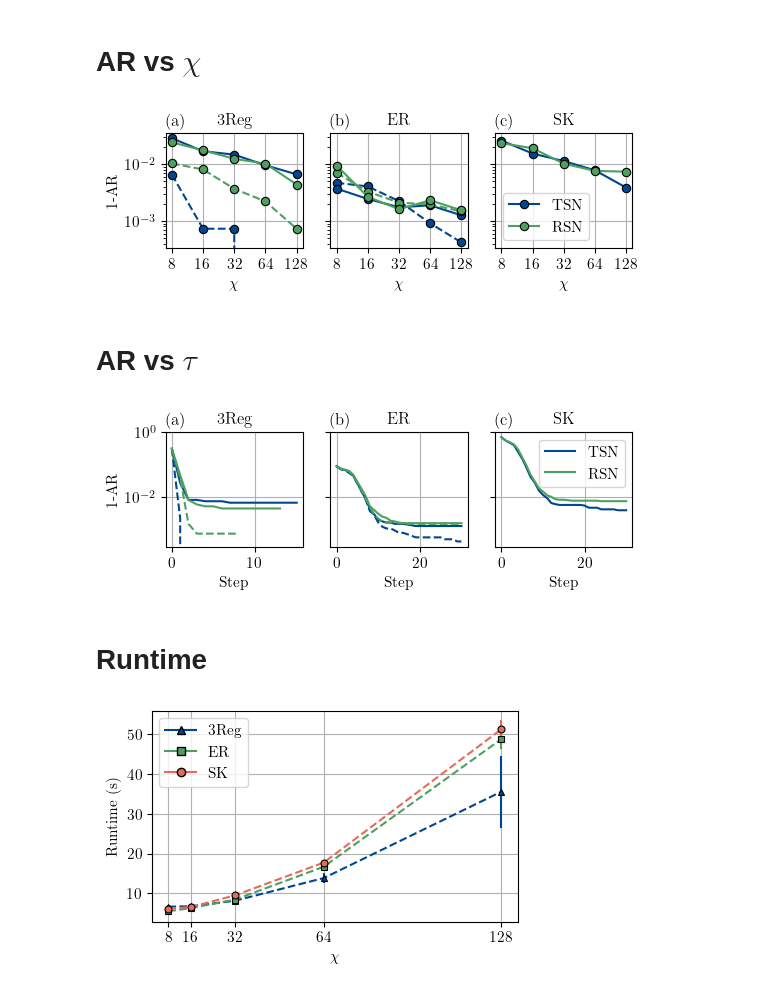
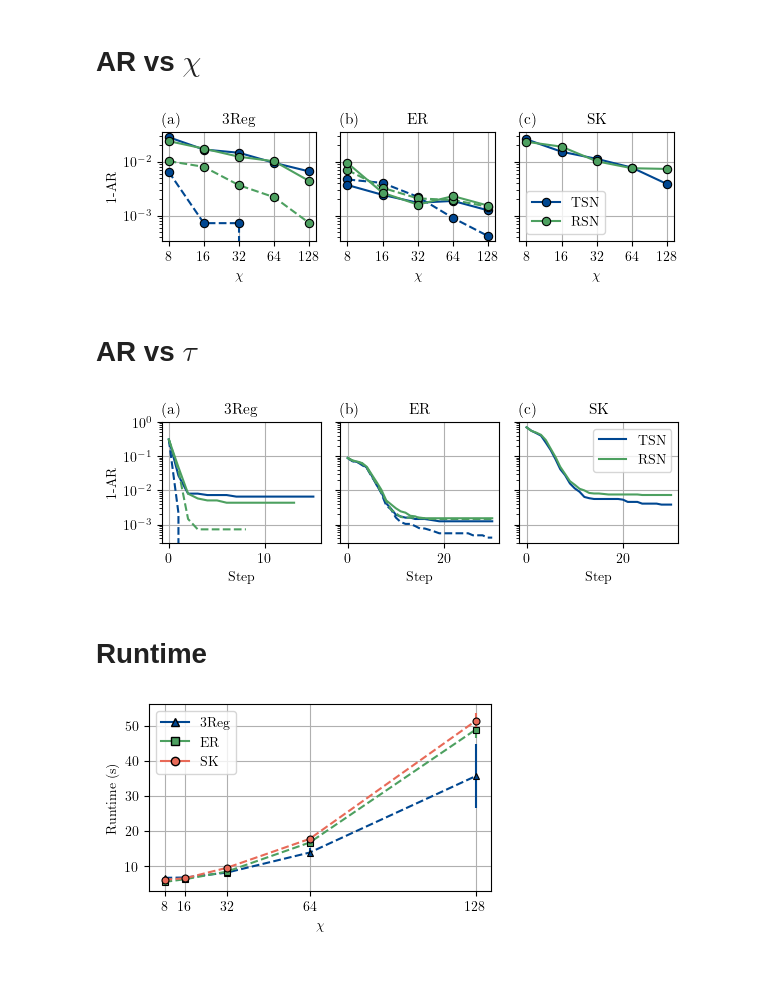
Before and after one commit to erikasgrim/swapnet-mps-ite, a Jupyter notebook: figures/generate_figures_MaxCut.ipynb, the cells around one changed output. Saved outputs shown, nothing was run; the diff lists cells and outputs as text; code cells hidden in the pictures.

```diff
--- a/figures/generate_figures_MaxCut.ipynb
+++ b/figures/generate_figures_MaxCut.ipynb
@@ -81,37 +81,37 @@ for axis, graph_type in zip(axes, GRAPH_TYPES):
             avg_gap = []
             for chi in CHI_VALUES:
                 energy = load_energy_minima(graph_type, architecture, chi, ordering)
                 final_ar = energy.div(gurobi_costs, axis=1).iloc[-1]
                 avg_gap.append(1 - final_ar.mean())
 
             axis.semilogy(
                 avg_gap,
                 linestyle=linestyle_map[ordering],
                 color=color_map[architecture],
                 marker='o',
                 markersize=6,
                 markeredgecolor='black',
                 markeredgewidth=0.8,
             )
     axis.grid(True)
     axis.set_title(GRAPH_SHORT_LABELS[graph_type])
     axis.set_xlabel(r"$\chi$")
 
 for idx, axis in enumerate(axes):
     axis.set_title(f"({chr(ord('a') + idx)})", loc='left')
 
 axes[0].set_ylabel('1-AR')
 axes[-1].set_xticklabels(CHI_VALUES)
 axes[-1].set_xticks(range(len(CHI_VALUES)))
 axes[-1].legend(handles=architecture_handles(), loc='lower left')
 
-fig.set_size_inches(set_size(fraction=1, subplots=(1, 3), squeeze_height=1.2))
+fig.set_size_inches(set_size(fraction=1, subplots=(1, 3), squeeze_height=1.6))
 fig.set_dpi(100)
-#fig.tight_layout(pad=0.1)
+fig.tight_layout()
 
-fig.savefig('paper_figures/maxcut_ar_vs_chi.pdf', bbox_inches='tight')
+fig.savefig('paper_figures/maxcut_ar_vs_chi.pdf', bbox_inches=None)
 # %% [output]
-[figure, old version]
+[figure, new version]
 # %% [markdown]
 # AR vs $\tau$
 # %%
@@ -155,13 +155,13 @@ legend_elements = [
 
 axes[2].legend(handles=legend_elements, loc='upper right')
 
-fig.set_size_inches(set_size(fraction=1, subplots=(1, 3), squeeze_height=1.2))
+fig.set_size_inches(set_size(fraction=1, subplots=(1, 3), squeeze_height=1.7))
 fig.set_dpi(100)
-#fig.tight_layout(pad=0.1)
+fig.tight_layout()
 
-fig.savefig('paper_figures/maxcut_ar_vs_tau.pdf', bbox_inches='tight')
+fig.savefig('paper_figures/maxcut_ar_vs_tau.pdf', bbox_inches=None)
 # %% [output]
-[figure, old version]
+[figure, new version]
 # %% [markdown]
 # Runtime
 # %%
@@ -225,9 +225,9 @@ ax.legend(handles=legend_elements, loc='upper left')
 
 fig.set_size_inches(set_size(width = 300, fraction=1, subplots=(1, 1)))
 fig.set_dpi(100)
-fig.tight_layout(pad=0.1)
+fig.tight_layout()
 
-fig.savefig('paper_figures/maxcut_runtime_vs_chi.pdf', bbox_inches='tight')
+fig.savefig('paper_figures/maxcut_runtime_vs_chi.pdf', bbox_inches=None)
 # %% [output]
-[figure, old version]
+[figure, new version]
 # %%
```
Also changed, not shown: parts of 1 cell of this notebook, 11 other files.
